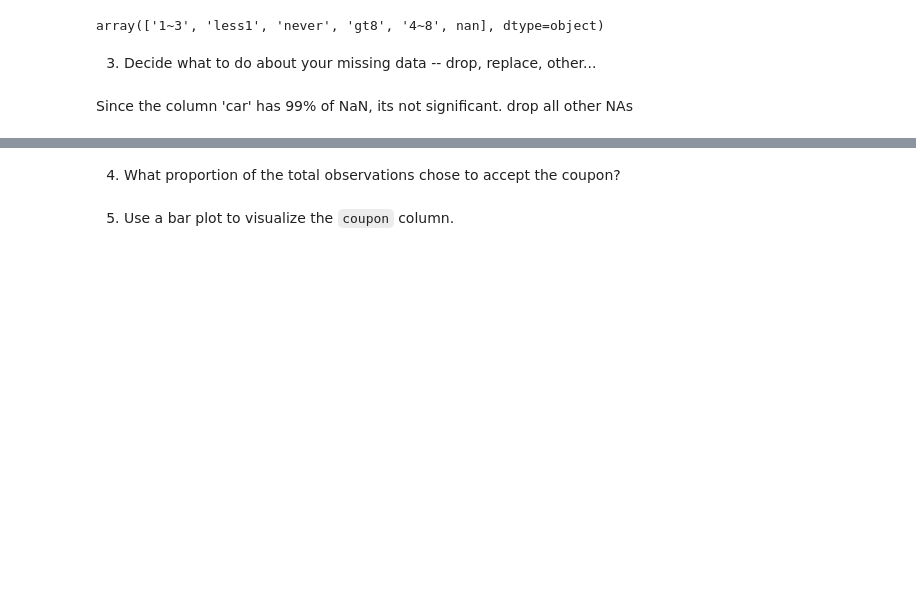
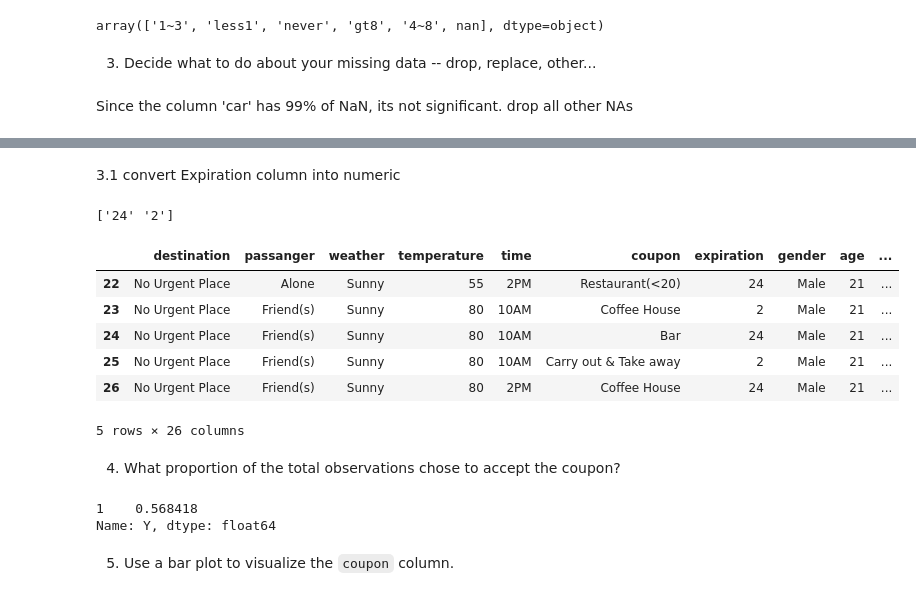
Before and after one commit to kneetu/AI-ML, a Jupyter notebook: assignment_5_1/prompt.ipynb, the cells around one changed output, grey strips where cells are left out. Saved outputs shown, nothing was run; the diff lists cells and outputs as text; code cells hidden in the pictures; blank space fills up the shorter version.

```diff
--- a/assignment_5_1/prompt.ipynb
+++ b/assignment_5_1/prompt.ipynb
@@ -167,4 +190,27 @@ data = data.dropna(subset=['Bar','CoffeeHouse','CarryAway','RestaurantLessThan20
+# %% [markdown]
+3.1 convert Expiration column into numeric
+# %%
+data['expiration'] = data['expiration'].str.replace('1d','24')
+data['expiration'] = data['expiration'].str.replace('2h','2')
+print(data['expiration'].unique())
+pd.to_numeric(data['expiration'])
+data.head()
+# %% [output]
+['24' '2']
+|  | destination | passanger | weather | temperature | time | coupon | expiration | gender | age | ... |
+| 22 | No Urgent Place | Alone | Sunny | 55 | 2PM | Restaurant(<20) | 24 | Male | 21 | ... |
+| 23 | No Urgent Place | Friend(s) | Sunny | 80 | 10AM | Coffee House | 2 | Male | 21 | ... |
+| 24 | No Urgent Place | Friend(s) | Sunny | 80 | 10AM | Bar | 24 | Male | 21 | ... |
+| 25 | No Urgent Place | Friend(s) | Sunny | 80 | 10AM | Carry out & Take away | 2 | Male | 21 | ... |
+| 26 | No Urgent Place | Friend(s) | Sunny | 80 | 2PM | Coffee House | 24 | Male | 21 | ... |
+5 rows × 26 columns
 # %% [markdown]
 4. What proportion of the total observations chose to accept the coupon?
+# %%
+
+print(data[data['Y'] == 1].Y.value_counts()/data.shape[0])
+# %% [output]
+1    0.568418
+Name: Y, dtype: float64
 # %% [markdown]
 5. Use a bar plot to visualize the `coupon` column.
```
Also changed, not shown: parts of 20 cells of this notebook.
